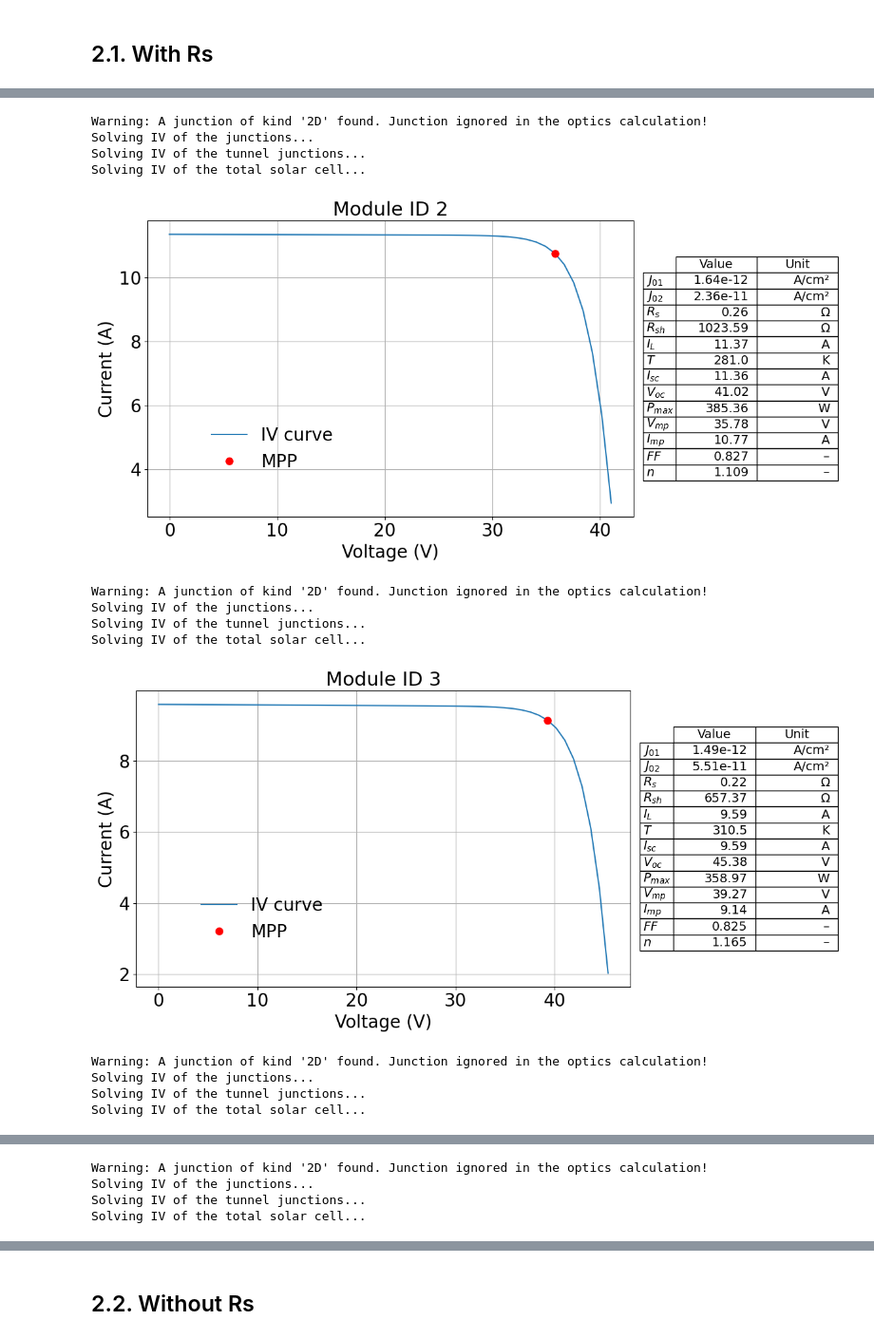
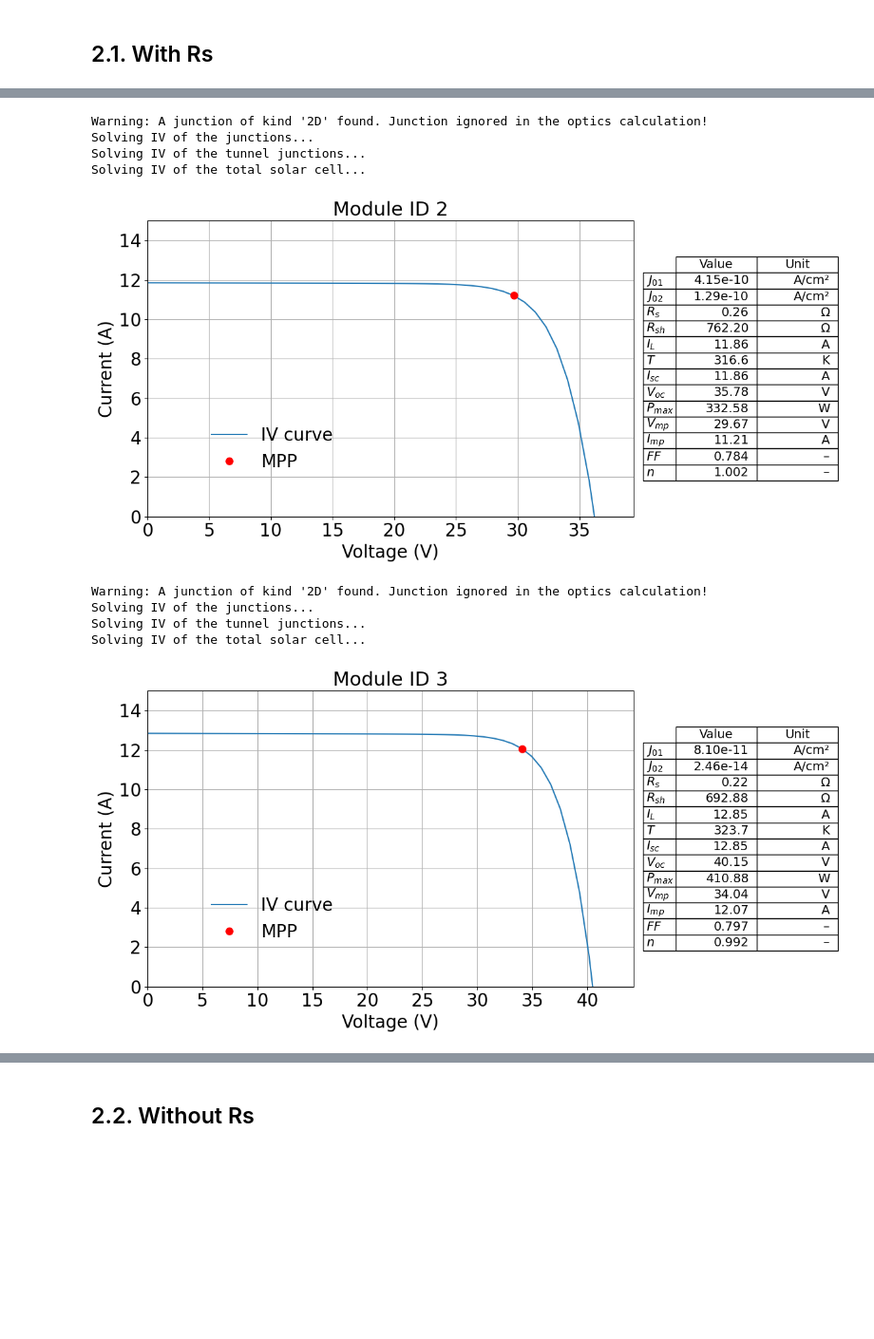
Before and after one commit to sijinwnag/24_09_24_Solar_Edge, a Jupyter notebook: Code/25_04_29_2diode_validation.ipynb, the cells around one changed output, grey strips where cells are left out. Shown: that part at 95% size. Cells and saved outputs as stored; diff of their text form; code cells hidden in the pictures; blank space fills up the shorter version.

```diff
--- a/Code/25_04_29_2diode_validation.ipynb
+++ b/Code/25_04_29_2diode_validation.ipynb
@@ -33,7 +33,7 @@ two_by_two_figsize = (12, 12)
 np.random.seed(666)
 
 # define the number of IV curves to simulate and validate
-num_curves = 1
+num_curves = 3
 # define the module area
 module_area = 2 # m2
 # define the number of cells in series and parallel
@@ -47,8 +47,8 @@ Rsmax = 0.4  # Ohm, from the modules I have
 Rshmax = 1200  # Ohm, from the modules I have
 J01min = 1e-14  # A/m2, from PV education range
 J01max = 1e-8  # A/m2, from PV education range
-J02min = 1e-14  # A/m2, from PV education range
-J02max = 1e-8  # A/m2, from PV education range
+J02min = 1e-12  # A/m2, from PV education range
+J02max = 1e-6  # A/m2, from PV education range
 ILmin = 8  # A/m2, from the modules I have
 ILmax = 15  # A/m2, from the modules I have
 Tmin = 273  # K, from the modules I have
@@ -61,7 +61,7 @@ print("Default options:")
 pprint.pprint(default_options)
 
 # define the folder to save data
-save_folder = r"C:\Users\z5183876\Documents\GitHub\24_09_24_Solar_Edge\Results\2_diode_models"
+save_folder = r"C:\Users\z5183876\OneDrive - UNSW\Documents\GitHub\24_09_24_Solar_Edge\Results\2_diode_models"
 
 # define the function to calculate the I0 at MPPT
 def calc_I0(I, V, Rs, Rsh, n, N, vth):
@@ -232,9 +225,26 @@ for index, row in df.iterrows():
     # Extract IV arrays
     V_module  = (V_cell * num_s_cells)       # V
     I_module  = (I_cell*num_p_cells)*A_hcell_cm2                  # A
-    mask  = I_module > -0.1
-    V_module = V_module[mask]
-    I_module = I_module[mask]
+    # mask  = I_module > -0.1
+    # V_module = V_module[mask]
+    # I_module = I_module[mask]
+
+    # # 1) find the crossing index: where I[i] > 0 and I[i+1] < 0
+    # cross_idxs = np.where((I_module[:-1] > 0) & (I_module[1:] < 0))[0]
+
+    # if len(cross_idxs) == 0:
+    #     # no crossing found: keep everything
+    #     mask = np.ones_like(I_module, dtype=bool)
+    # else:
+    #     # take the first crossing
+    #     i = cross_idxs[0]
+    #     # build a mask that keeps points up through i+1
+    #     mask = np.zeros_like(I_module, dtype=bool)
+    #     mask[: i + 2] = True
+
+    # # apply it
+    # V_module_trim = V_module[mask]
+    # I_module_trim = I_module[mask]
 
 
     # Performance metrics
@@ -274,6 +284,8 @@ for index, row in df.iterrows():
     ax_curve.set_title('Module ID ' + module_ID, fontsize=title_size)
     ax_curve.tick_params(labelsize=axis_num_size)
     ax_curve.grid(True)
+    ax_curve.set_ylim(0, 15)
+    ax_curve.set_xlim(0, V_oc*1.1)
     ax_curve.legend(fontsize=text_size, loc='lower left', bbox_to_anchor=(0.1,0.1), frameon=False)
 
     # Table data (now including n_scalar)
@@ -338,14 +350,10 @@ Solving IV of the total solar cell...
 Warning: A junction of kind '2D' found. Junction ignored in the optics calculation!
 Solving IV of the junctions...
 Solving IV of the tunnel junctions...
 Solving IV of the total solar cell...
-[figure, old version]
+[figure, new version]
 Warning: A junction of kind '2D' found. Junction ignored in the optics calculation!
 Solving IV of the junctions...
 Solving IV of the tunnel junctions...
 Solving IV of the total solar cell...
-[figure, old version]
+[figure, new version]
-Warning: A junction of kind '2D' found. Junction ignored in the optics calculation!
-Solving IV of the junctions...
-Solving IV of the tunnel junctions...
-Solving IV of the total solar cell...
@@ -353,4 +359,0 @@ Solving IV of the total solar cell...
-Warning: A junction of kind '2D' found. Junction ignored in the optics calculation!
-Solving IV of the junctions...
-Solving IV of the tunnel junctions...
-Solving IV of the total solar cell...
```
Also changed, not shown: parts of 4 cells of this notebook, 2 other files.
